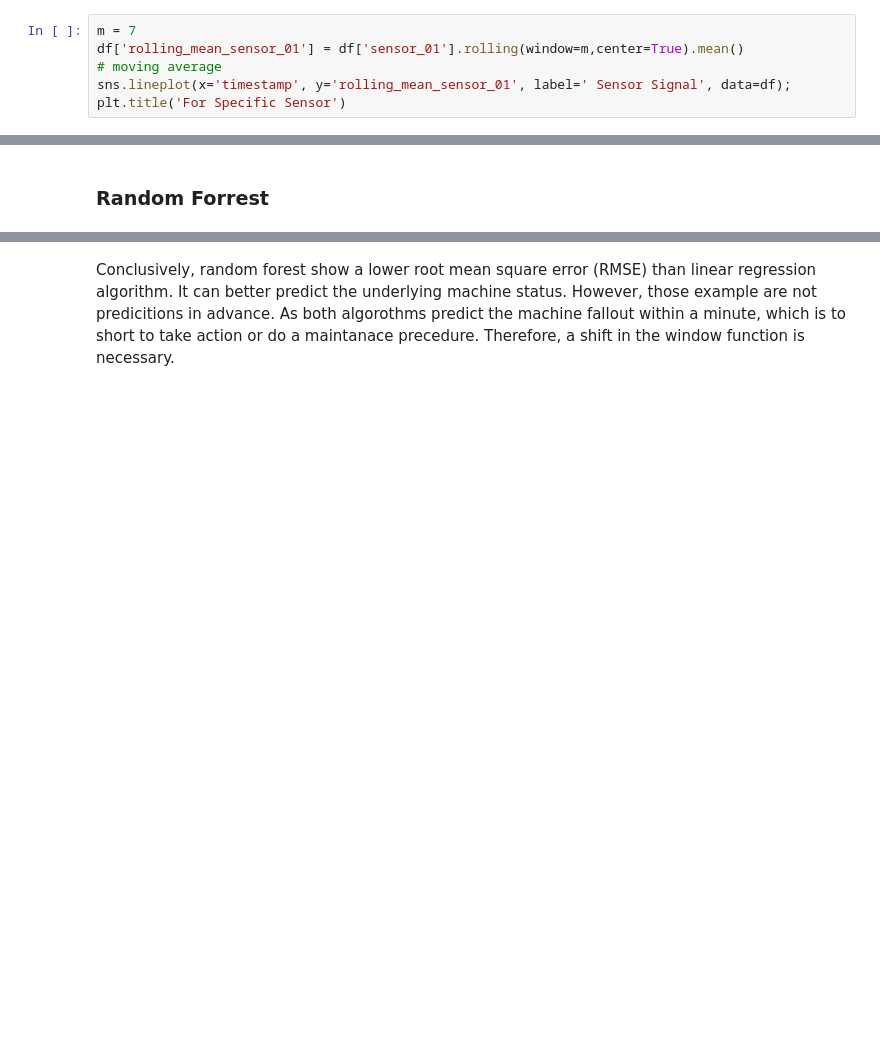
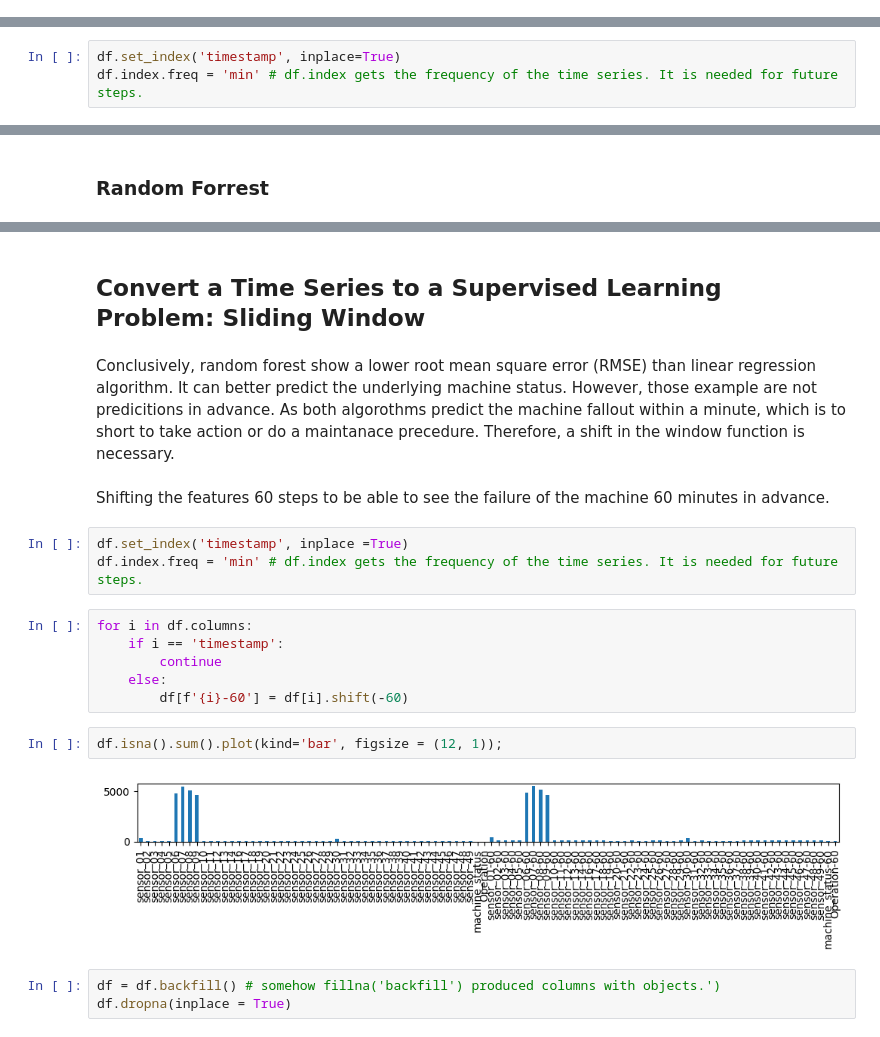
Before and after one commit to andrey101010/ds-predicitive-maintenace, a Jupyter notebook: 05_Pump_Sensors.ipynb, the cells around one changed output, grey strips where cells are left out. Cells and saved outputs as stored; diff of their text form; blank space fills up the shorter version.

```diff
--- a/05_Pump_Sensors.ipynb
+++ b/05_Pump_Sensors.ipynb
@@ -45,9 +94,3 @@ df['timestamp'] = pd.to_datetime(df.timestamp)
 # %%
 df = df.backfill() # somehow fillna('backfill') produced columns with objects.')
 # df.info()
-# %%
-m = 7
-df['rolling_mean_sensor_01'] = df['sensor_01'].rolling(window=m,center=True).mean()
-# moving average
-sns.lineplot(x='timestamp', y='rolling_mean_sensor_01', label=' Sensor Signal', data=df);
-plt.title('For Specific Sensor')
@@ -79,3 +125,6 @@ df.set_index('timestamp', inplace=True)
+# %%
+df.set_index('timestamp', inplace=True)
+df.index.freq = 'min' # df.index gets the frequency of the time series. It is needed for future steps.
 # %%
 # train/test split time series
 train_df = df.loc[df.index < "2018-06-09 10:40:00"]
@@ -121,3 +169,23 @@ print('RMSE for Random Forest: ', "%.3f" % mean_squared_error(y_test.Operation,
+# %% [markdown]
+## Convert a Time Series to a Supervised Learning Problem: Sliding Window
 # %% [markdown]
 Conclusively, random forest show a lower root mean square error (RMSE) than linear regression algorithm. It can better predict the underlying machine status. However, those example are not predicitions in advance. As both algorothms predict the machine fallout within a minute, which is to short
 to take action or do a maintanace precedure. Therefore, a shift in the window function is necessary.
+# %% [markdown]
+Shifting the  features 60 steps to be able to see the failure of the machine 60 minutes in advance.
+# %%
+df.set_index('timestamp', inplace =True)
+df.index.freq = 'min' # df.index gets the frequency of the time series. It is needed for future steps.
+# %%
+for i in df.columns:
+    if i == 'timestamp':
+        continue
+    else:
+        df[f'{i}-60'] = df[i].shift(-60)
+# %%
+df.isna().sum().plot(kind='bar', figsize = (12, 1));
+# %% [output]
+[figure, added]
+# %%
+df = df.backfill() # somehow fillna('backfill') produced columns with objects.')
+df.dropna(inplace = True)
```
Also changed, not shown: parts of 32 cells of this notebook.
